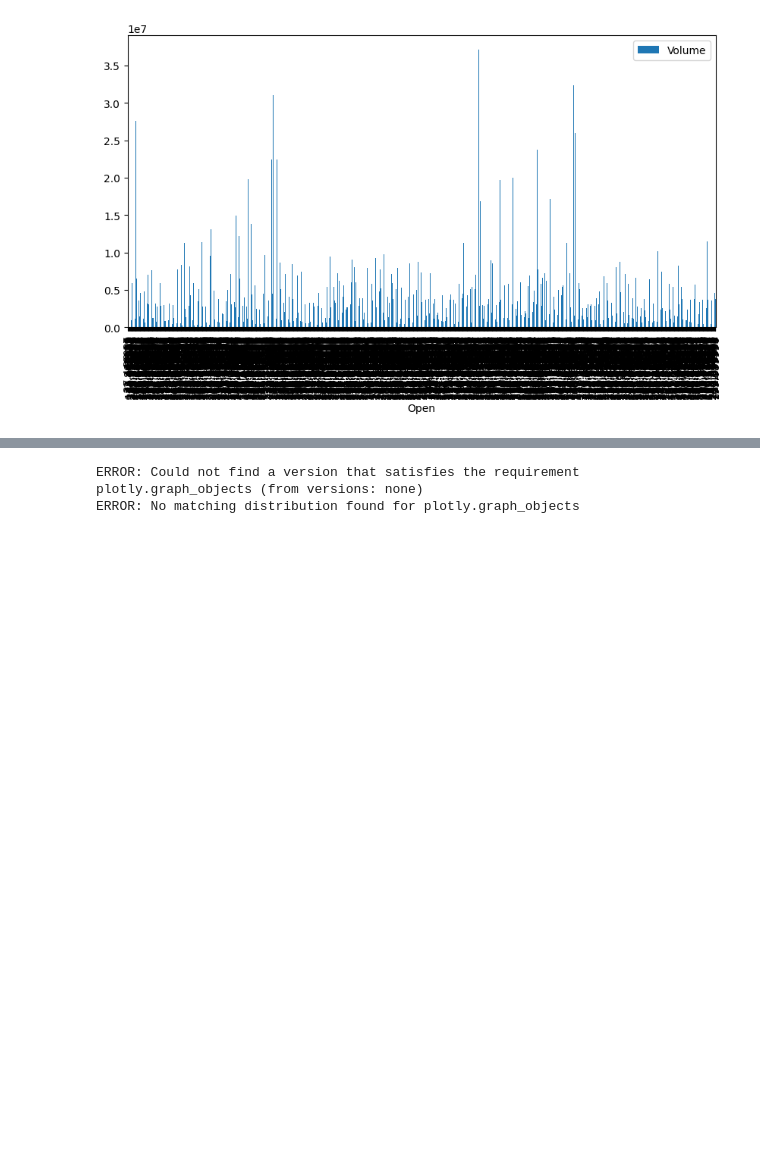
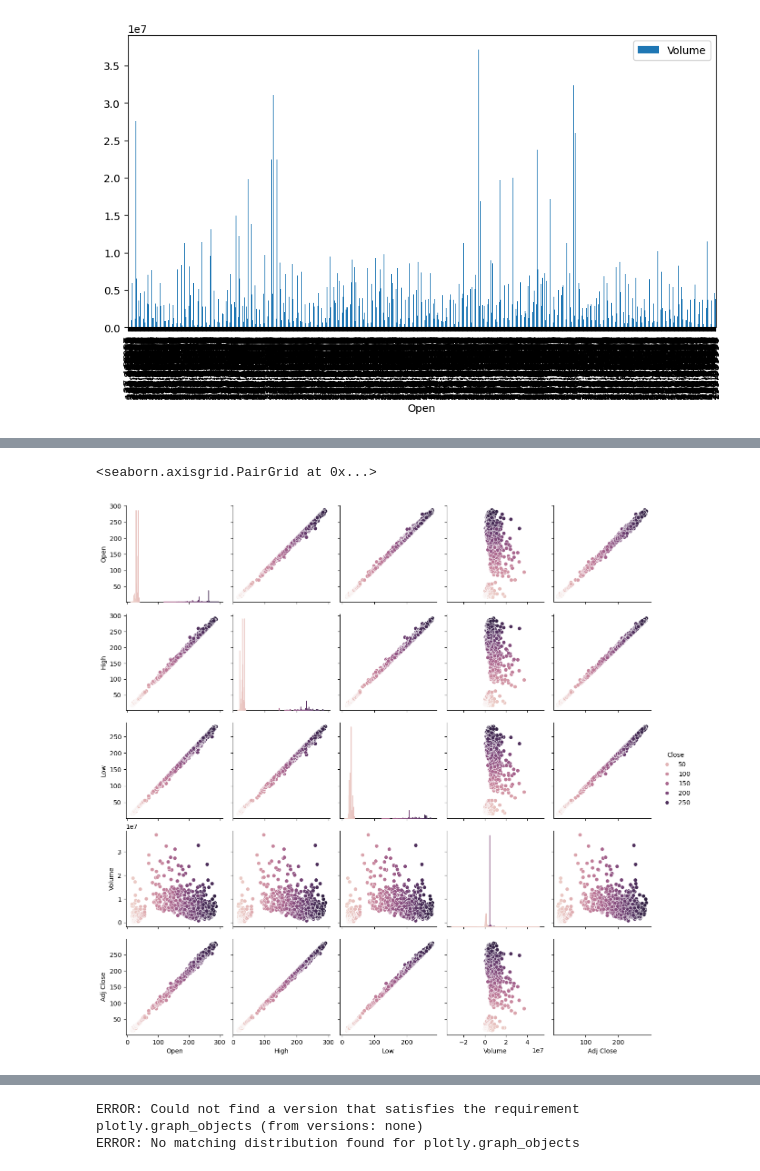
Before and after one commit to awaiskhan005/DATA-SCIENCE-AND-AI-, a Jupyter notebook: TESLA_stock_price_project_31.ipynb, the cells around one changed output, grey strips where cells are left out. Drawn from its saved outputs; the diff is of its cells as text; code cells hidden in the pictures; blank space fills up the shorter version.

```diff
--- a/TESLA_stock_price_project_31.ipynb
+++ b/TESLA_stock_price_project_31.ipynb
@@ -139,3 +153,10 @@ df.groupby(by=['Date']).sum().plot.bar(x='Open', y='Volume', figsize=(10, 5))
+# %%
+# prompt: make a matrix plot
+
+sns.pairplot(df, hue="Close")
+# %% [output]
+<seaborn.axisgrid.PairGrid at 0x...>
+[figure, added]
 # %%
 df['open'] = df['Open']
 # %%
```
Also changed, not shown: parts of 8 cells of this notebook.
